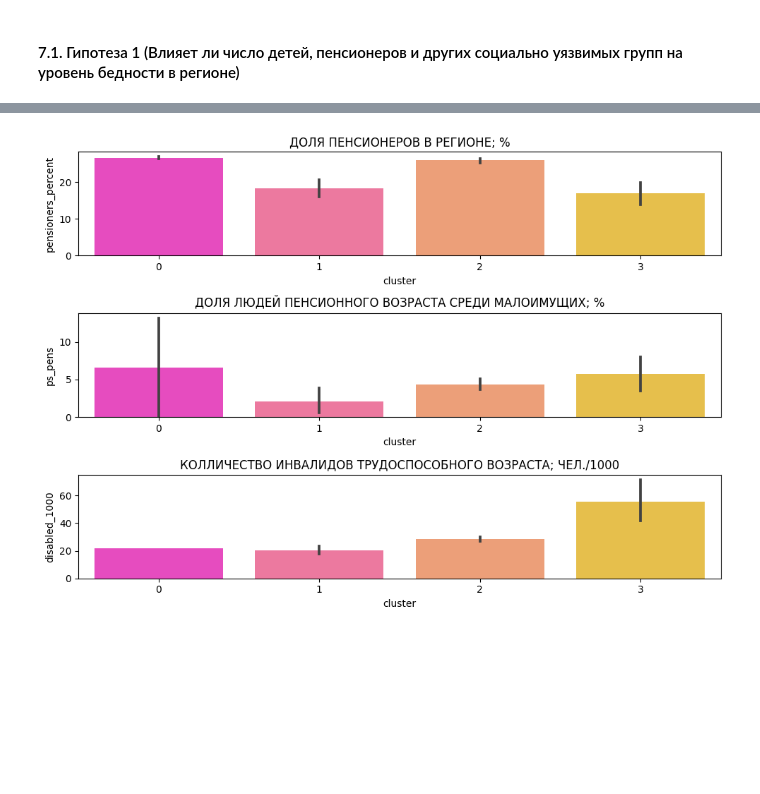
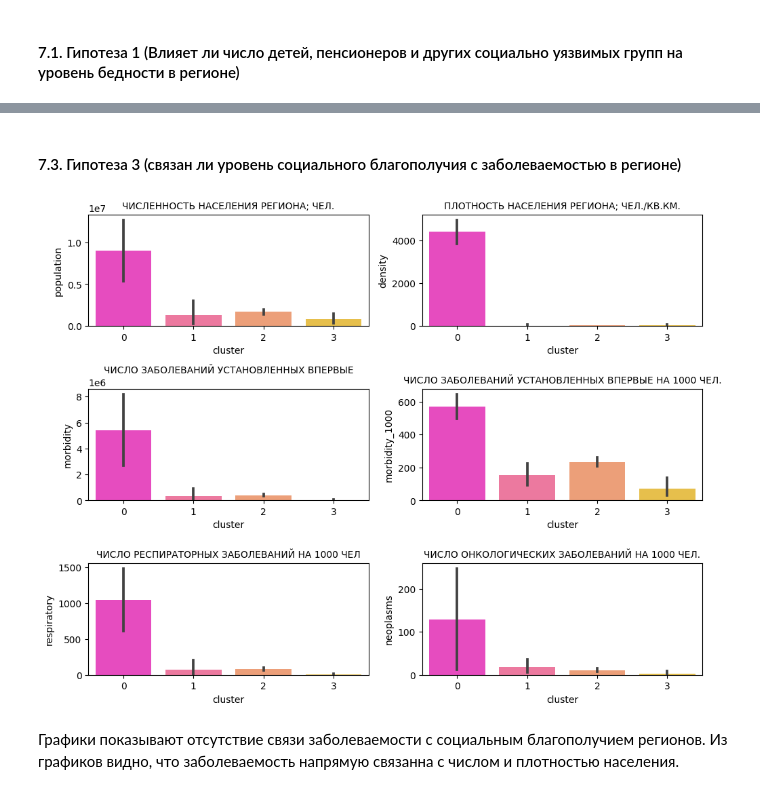
Before and after one commit to Punich-Pavel/Final_Project, a Jupyter notebook: Part_3/part_3.ipynb, the cells around one changed output, grey strips where cells are left out. Cells and saved outputs as stored; diff of their text form; code cells hidden in the pictures; blank space fills up the shorter version.

```diff
--- a/Part_3/part_3.ipynb
+++ b/Part_3/part_3.ipynb
@@ -372,6 +372,6 @@ for i, variable in enumerate(cols):
     plt.subplot(9, 3, i + 1)
     sns.barplot(model_df['cluster'], model_df[variable], palette="spring")
     plt.tight_layout()
-    plt.title(title[i].upper())
+    plt.title(title[i].upper(), fontsize = 10)
 plt.show()
 # %% [output]
@@ -417,23 +417,32 @@ df.head(3)
 # %% [markdown]
 #### 7.1. Гипотеза 1 (Влияет ли число детей, пенсионеров и других социально уязвимых групп на уровень бедности в регионе)
 # %%
-# построим столбчатые диаграмы социальных признаков детей сгруппированных по кластерам
+# построим столбчатые диаграмы социальных признаков детей, пенсионеров
+# и ивалидов трудоспособного возраста сгруппированных по кластерам
 
 title=['Доля детей в регионе; чел',
+       'Расходы на социальную политику; %',
        'Доля детей нуждаются в устройстве в семьи; %',
        'Доля детей устроенных в семьи от нуждающихся; %',
        'Доля детей среди малообеспеченных; %',
        'Рождаемость; чел./1000',
        'Смертность детей на первом году жизни; чел./1000',
+       'Доля пенсионеров в регионе; %',
+       'Доля малоимущих людей пенсионного возраста; %',
+       'Число инвалидов трудового возраста; чел./1000'
     ]
 
 cols = df[
     ['childrens_percent',
+     'welfare',
      'child_orphanage_percent',
      'child_adopted',
      'ps_child',
      'newborn_1000',
      'child_mortality_1000',
+     'pensioners_percent',
+     'ps_pens',
+     'disabled_1000'
     ]
 ].columns.tolist()
 plt.figure(figsize=(10, 20))
@@ -442,6 +451,6 @@ for i, variable in enumerate(cols):
     plt.subplot(6, 2, i + 1)
     sns.barplot(df['cluster'], df[variable], palette="spring")
     plt.tight_layout()
-    plt.title(title[i].upper())
+    plt.title(title[i].upper(), fontsize = 10)
 plt.show()
 # %% [output]
@@ -449,25 +525,34 @@ plt.show()
+# %% [markdown]
+#### 7.3. Гипотеза 3 (связан ли уровень социального благополучия с заболеваемостью в регионе)
 # %%
-# построим столбчатые диаграмы социальных признаков пенсионеров
-# и ивалидов трудоспособного возраста сгруппированных по кластерам
+# построим столбчатые диаграмы признаков заболеваемости сгруппированных по кластерам
 
-title=['Доля пенсионеров в регионе; %',
-       'Доля людей пенсионного возраста среди малоимущих; %',
-       'Колличество инвалидов трудоспособного возраста; чел./1000',
+title=['численность населения региона; чел.',
+       'Плотность населения региона; чел./кв.км.',
+       'Число заболеваний установленных впервые',
+       'Число заболеваний установленных впервые на 1000 чел.',
+       'Число респираторных заболеваний на 1000 чел',
+       'Число онкологических заболеваний на 1000 чел.'
        ]
 
 cols = df[
-    ['pensioners_percent',
-     'ps_pens',
-     'disabled_1000',
-    ]
+    ['population',
+     'density',
+     'morbidity',
+     'morbidity_1000',
+     'respiratory',
+     'neoplasms'
+     ]
 ].columns.tolist()
-plt.figure(figsize=(10, 7))
+plt.figure(figsize=(10, 15))
 
 for i, variable in enumerate(cols):
-    plt.subplot(3, 1, i + 1)
+    plt.subplot(6, 2, i + 1)
     sns.barplot(df['cluster'], df[variable], palette="spring")
     plt.tight_layout()
-    plt.title(title[i].upper())
+    plt.title(title[i].upper(), fontsize = 10)
 plt.show()
 # %% [output]
-[figure, old version]
+[figure, new version]
+# %% [markdown]
+Графики показывают отсутствие связи заболеваемости с социальным благополучием регионов. Из графиков видно, что заболеваемость напрямую связанна с числом и плотностью населения.
```
Also changed, not shown: parts of 10 cells of this notebook, 6 other files.
